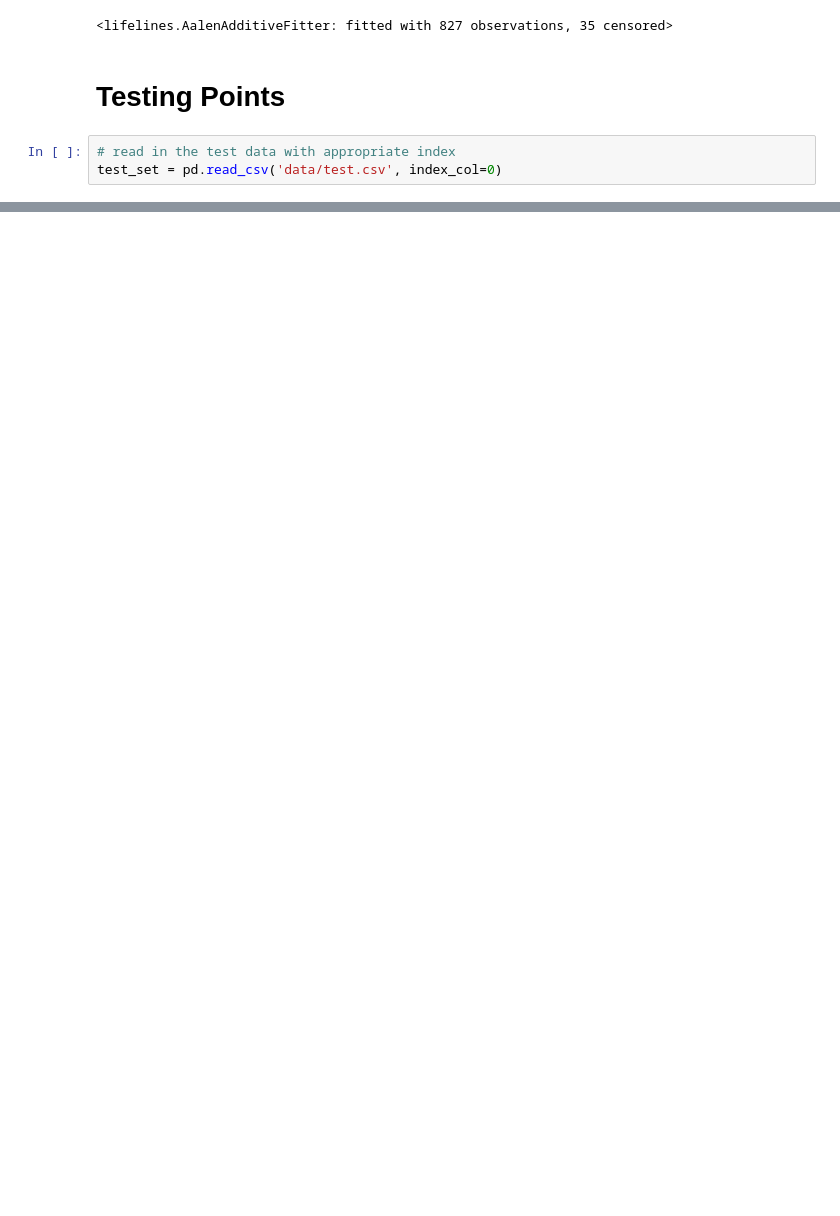
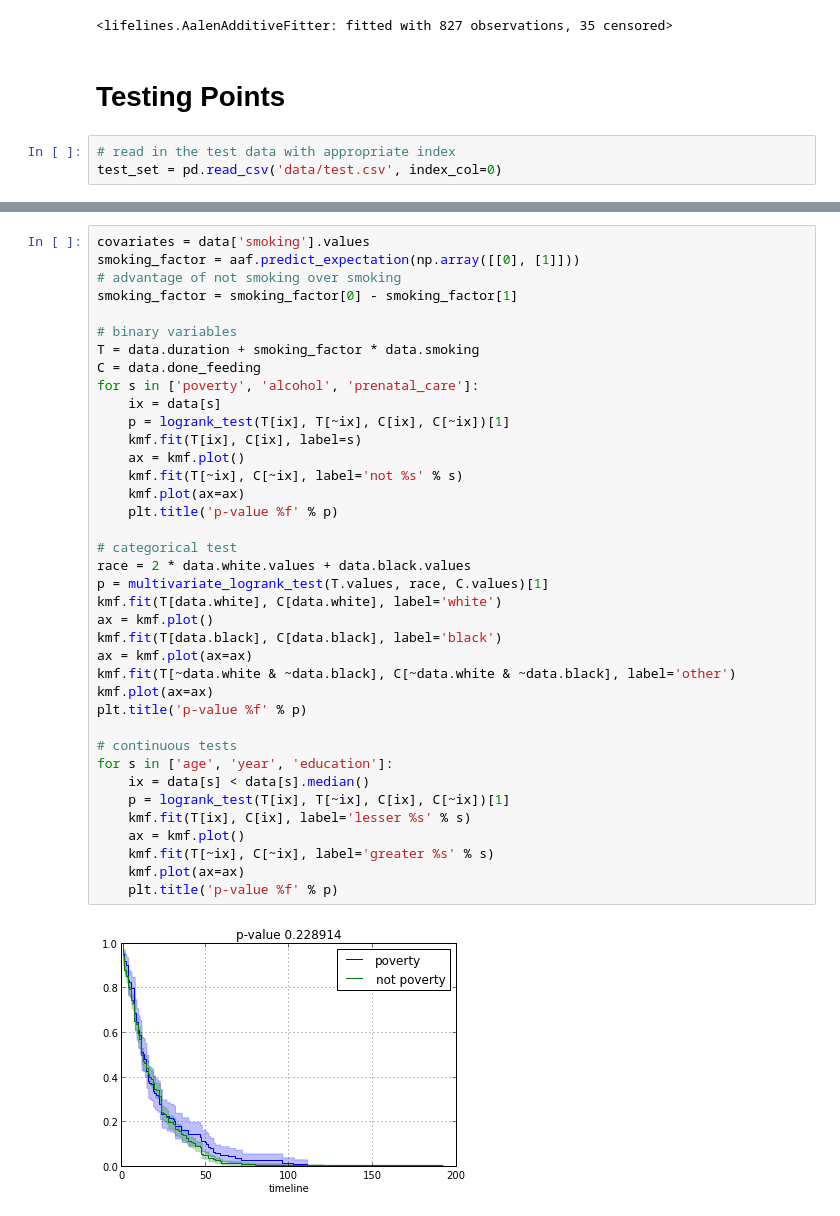
Before and after one commit to eamartin/nlsy_bf, a Jupyter notebook: NLSY Breast Feeding Duration Analysis.ipynb, the cells around one changed output, grey strips where cells are left out. Saved outputs shown, nothing was run; the diff lists cells and outputs as text; blank space fills up the shorter version.

```diff
--- a/NLSY Breast Feeding Duration Analysis.ipynb
+++ b/NLSY Breast Feeding Duration Analysis.ipynb
@@ -178,0 +247,40 @@ for s in ['poverty', 'smoking', 'alcohol', 'prenatal_care']:
+# %%
+covariates = data['smoking'].values
+smoking_factor = aaf.predict_expectation(np.array([[0], [1]]))
+# advantage of not smoking over smoking
+smoking_factor = smoking_factor[0] - smoking_factor[1]
+
+# binary variables
+T = data.duration + smoking_factor * data.smoking
+C = data.done_feeding
+for s in ['poverty', 'alcohol', 'prenatal_care']:
+    ix = data[s]
+    p = logrank_test(T[ix], T[~ix], C[ix], C[~ix])[1]
+    kmf.fit(T[ix], C[ix], label=s)
+    ax = kmf.plot()
+    kmf.fit(T[~ix], C[~ix], label='not %s' % s)
+    kmf.plot(ax=ax)
+    plt.title('p-value %f' % p)
+
+# categorical test
+race = 2 * data.white.values + data.black.values
+p = multivariate_logrank_test(T.values, race, C.values)[1]
+kmf.fit(T[data.white], C[data.white], label='white')
+ax = kmf.plot()
+kmf.fit(T[data.black], C[data.black], label='black')
+ax = kmf.plot(ax=ax)
+kmf.fit(T[~data.white & ~data.black], C[~data.white & ~data.black], label='other')
+kmf.plot(ax=ax)
+plt.title('p-value %f' % p)
+
+# continuous tests
+for s in ['age', 'year', 'education']:
+    ix = data[s] < data[s].median()
+    p = logrank_test(T[ix], T[~ix], C[ix], C[~ix])[1]
+    kmf.fit(T[ix], C[ix], label='lesser %s' % s)
+    ax = kmf.plot()
+    kmf.fit(T[~ix], C[~ix], label='greater %s' % s)
+    kmf.plot(ax=ax)
+    plt.title('p-value %f' % p)
+# %% [output]
+[figure, added]
```
Also changed, not shown: parts of 16 cells of this notebook, 3 other files.
